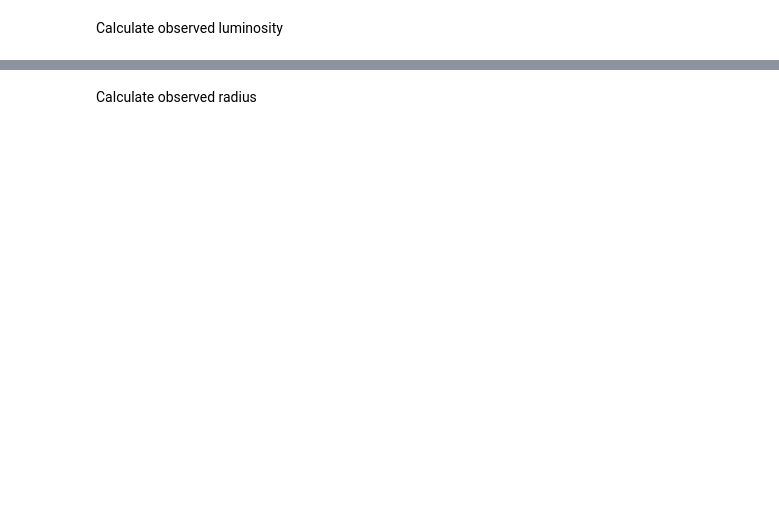
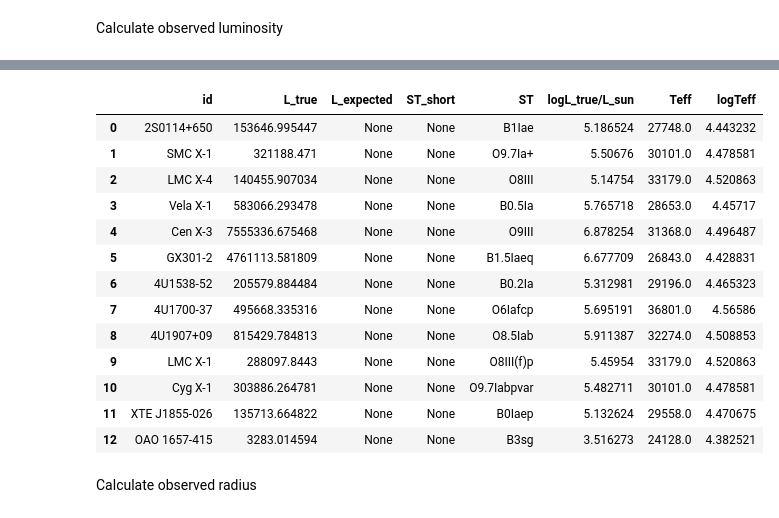
Before and after one commit to LvV210/MasterProject, a Jupyter notebook: luminosity.ipynb, the cells around one changed output, grey strips where cells are left out. Cells and saved outputs as stored; diff of their text form; code cells hidden in the pictures; blank space fills up the shorter version.

```diff
--- a/luminosity.ipynb
+++ b/luminosity.ipynb
@@ -70,3 +145,20 @@ for i in range(df_hmxb.shape[0]):
+# %%
+df_L
+# %% [output]
+|  | id | L_true | L_expected | ST_short | ST | logL_true/L_sun | Teff | logTeff |
+| 0 | 2S0114+650 | 153646.995447 | None | None | B1Iae | 5.186524 | 27748.0 | 4.443232 |
+| 1 | SMC X-1 | 321188.471 | None | None | O9.7Ia+ | 5.50676 | 30101.0 | 4.478581 |
+| 2 | LMC X-4 | 140455.907034 | None | None | O8III | 5.14754 | 33179.0 | 4.520863 |
+| 3 | Vela X-1 | 583066.293478 | None | None | B0.5Ia | 5.765718 | 28653.0 | 4.45717 |
+| 4 | Cen X-3 | 7555336.675468 | None | None | O9III | 6.878254 | 31368.0 | 4.496487 |
+| 5 | GX301-2 | 4761113.581809 | None | None | B1.5Iaeq | 6.677709 | 26843.0 | 4.428831 |
+| 6 | 4U1538-52 | 205579.884484 | None | None | B0.2Ia | 5.312981 | 29196.0 | 4.465323 |
+| 7 | 4U1700-37 | 495668.335316 | None | None | O6Iafcp | 5.695191 | 36801.0 | 4.56586 |
+| 8 | 4U1907+09 | 815429.784813 | None | None | O8.5Iab | 5.911387 | 32274.0 | 4.508853 |
+| 9 | LMC X-1 | 288097.8443 | None | None | O8III(f)p | 5.45954 | 33179.0 | 4.520863 |
+| 10 | Cyg X-1 | 303886.264781 | None | None | O9.7Iabpvar | 5.482711 | 30101.0 | 4.478581 |
+| 11 | XTE J1855-026 | 135713.664822 | None | None | B0Iaep | 5.132624 | 29558.0 | 4.470675 |
+| 12 | OAO 1657-415 | 3283.014594 | None | None | B3sg | 3.516273 | 24128.0 | 4.382521 |
 # %% [markdown]
 Calculate observed radius
 # %%
```
Also changed, not shown: parts of 16 cells of this notebook, 6 other files.
